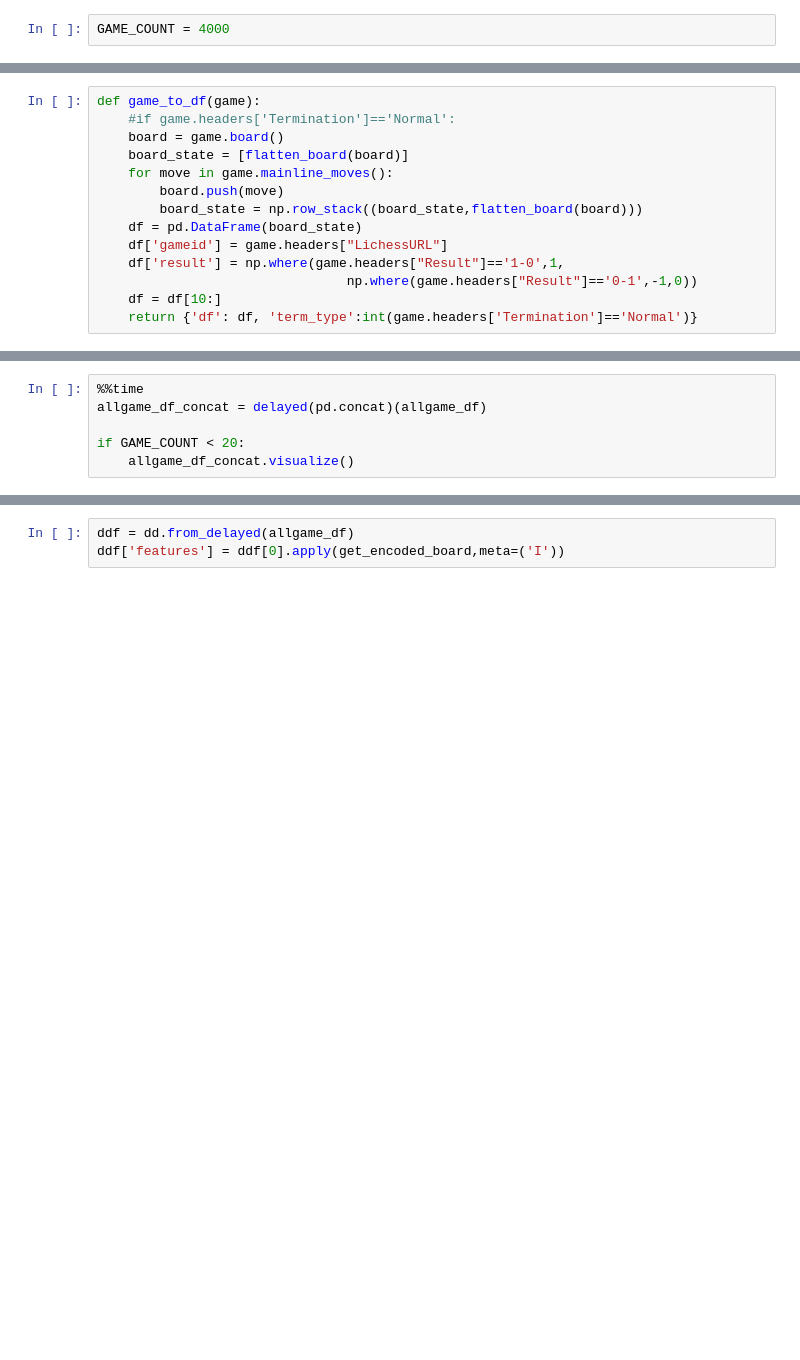
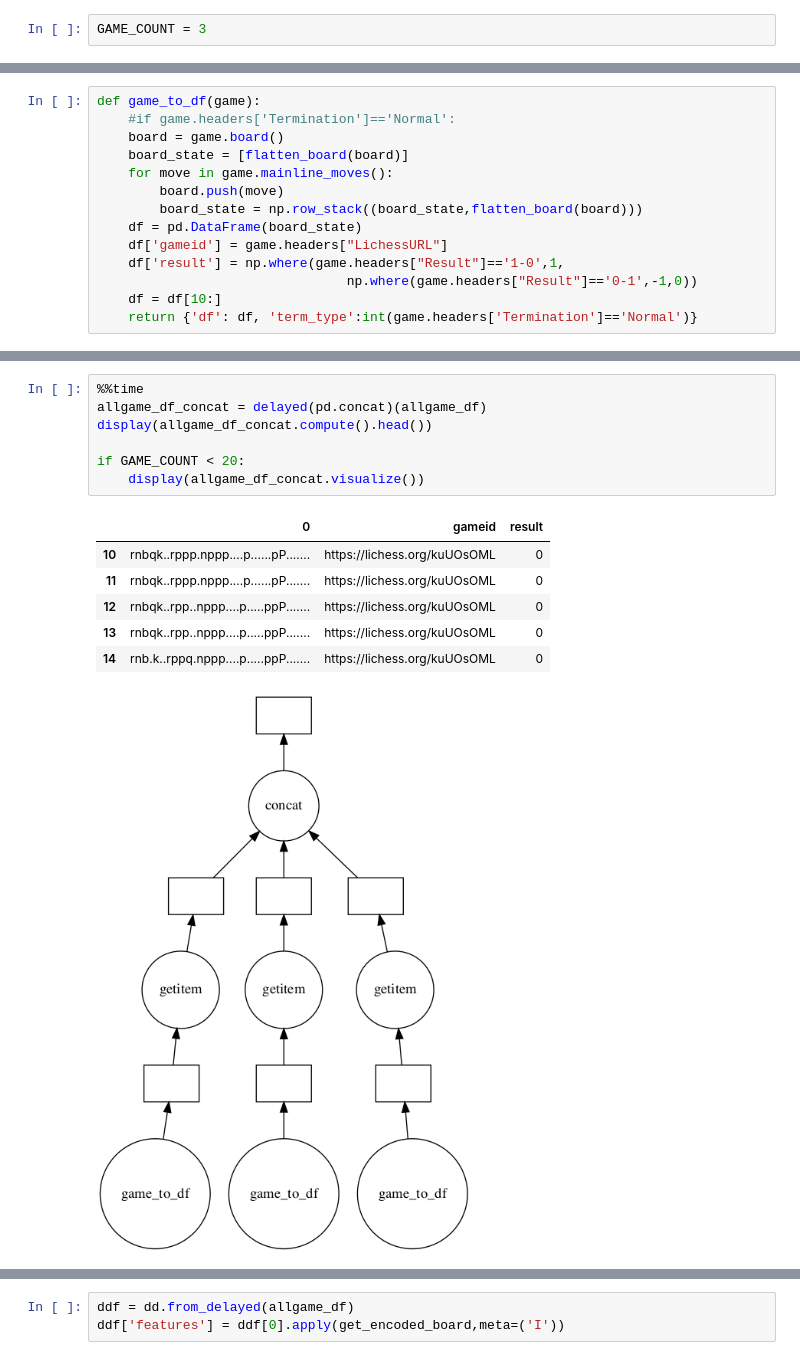
Before and after one commit to work-unit/chessv2, a Jupyter notebook: Chess_Engine_Network.ipynb, the cells around one changed output, grey strips where cells are left out. Cells and saved outputs as stored; diff of their text form; blank space fills up the shorter version.

```diff
--- a/Chess_Engine_Network.ipynb
+++ b/Chess_Engine_Network.ipynb
@@ -13,7 +13,7 @@ import dask.array as da
 from dask import delayed
 import joblib
 # %%
-GAME_COUNT = 4000
+GAME_COUNT = 3
 # %%
 from dask.distributed import Client, progress
 client = Client()
@@ -63,7 +63,15 @@ Wall time: 509 ms
 # %%
 %%time
 allgame_df_concat = delayed(pd.concat)(allgame_df)
+display(allgame_df_concat.compute().head())
 
 if GAME_COUNT < 20:
-    allgame_df_concat.visualize()
+    display(allgame_df_concat.visualize())
 # %% [output]
+|  | 0 | gameid | result |
+| 10 | rnbqk..rppp.nppp....p......pP....... | https://lichess.org/kuUOsOML | 0 |
+| 11 | rnbqk..rppp.nppp....p......pP....... | https://lichess.org/kuUOsOML | 0 |
+| 12 | rnbqk..rpp..nppp....p.....ppP....... | https://lichess.org/kuUOsOML | 0 |
+| 13 | rnbqk..rpp..nppp....p.....ppP....... | https://lichess.org/kuUOsOML | 0 |
+| 14 | rnb.k..rppq.nppp....p.....ppP....... | https://lichess.org/kuUOsOML | 0 |
+[figure, new version]
```
Also changed, not shown: parts of 7 cells of this notebook, 2 other files.
